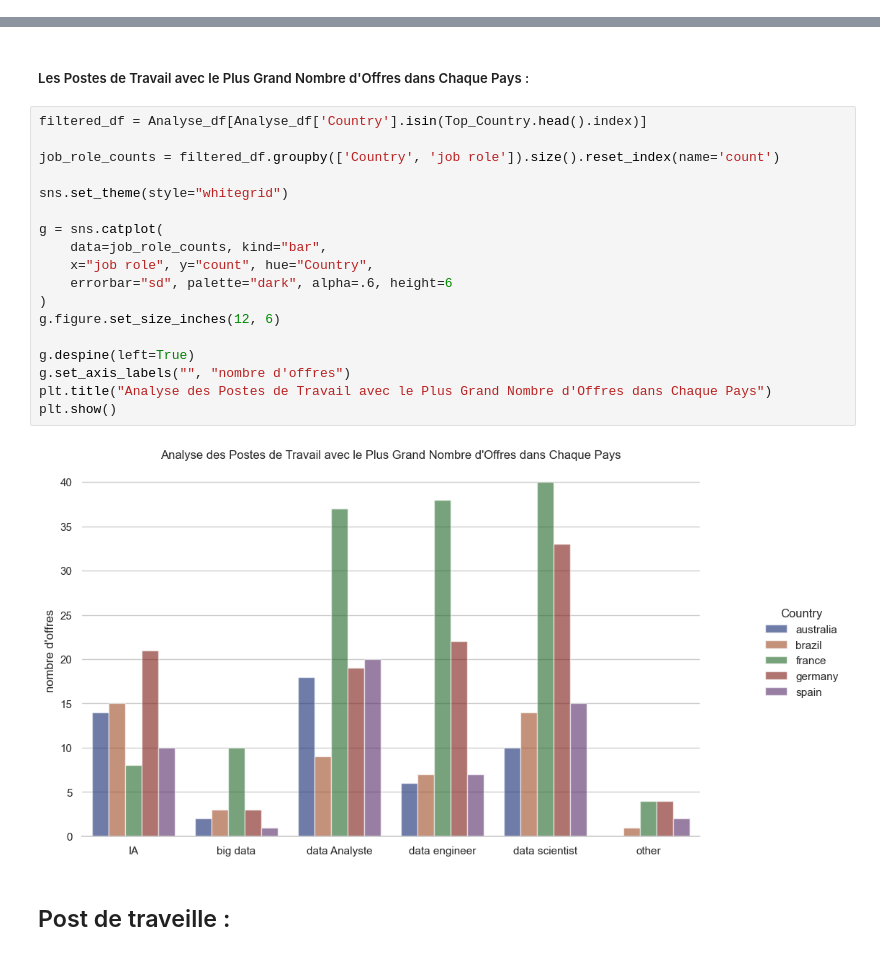
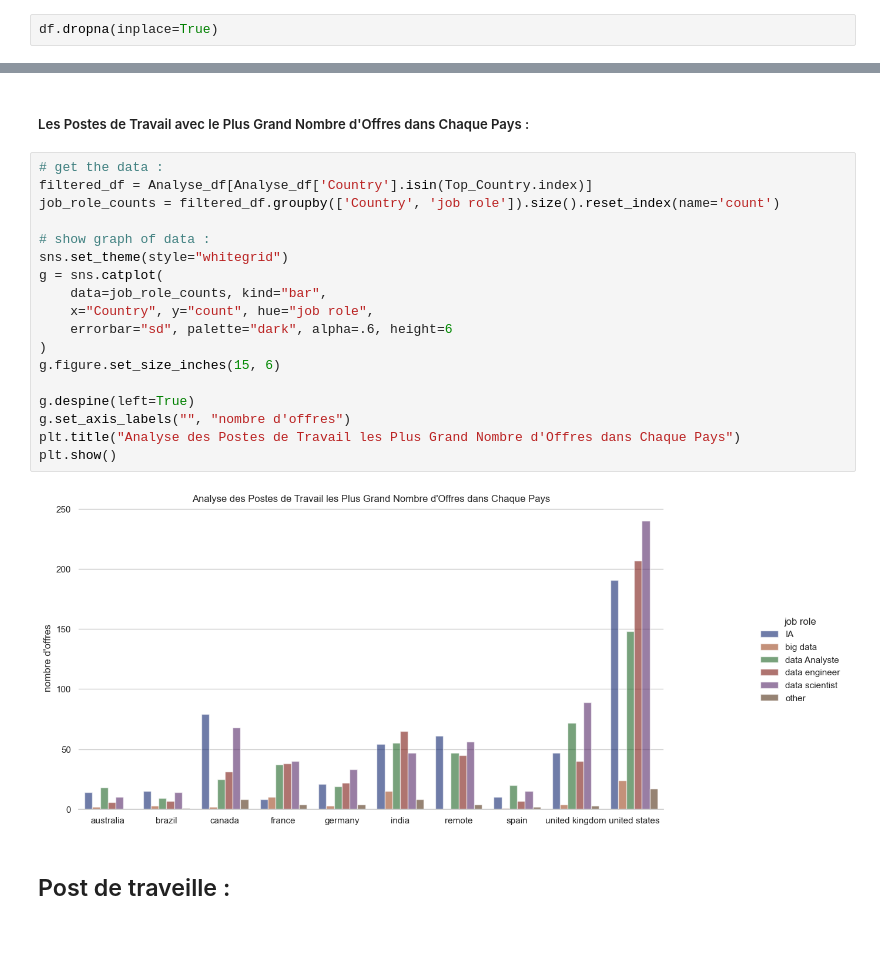
Before and after one commit to aminelfaquiri/Analyse_des_opportunites_demploi_Project, a Jupyter notebook: Analyse_des_opportunites_demploi.ipynb, the cells around one changed output, grey strips where cells are left out. Saved outputs shown, nothing was run; the diff lists cells and outputs as text.

Commit message:
finish analyse

```diff
--- a/Analyse_des_opportunites_demploi.ipynb
+++ b/Analyse_des_opportunites_demploi.ipynb
@@ -614,3 +610,5 @@ df.head(1)
+# %%
+df.dropna(inplace=True)
 # %% [markdown]
 # Analyse approfondie du marché du travail :
 # %%
@@ -698,25 +696,25 @@ plt.show()
 # %% [markdown]
 ##### Les Postes de Travail avec le Plus Grand Nombre d'Offres dans Chaque Pays :
 # %%
-filtered_df = Analyse_df[Analyse_df['Country'].isin(Top_Country.head().index)]
-
+# get the data :
+filtered_df = Analyse_df[Analyse_df['Country'].isin(Top_Country.index)]
 job_role_counts = filtered_df.groupby(['Country', 'job role']).size().reset_index(name='count')
 
+# show graph of data :
 sns.set_theme(style="whitegrid")
-
 g = sns.catplot(
     data=job_role_counts, kind="bar",
-    x="job role", y="count", hue="Country",
+    x="Country", y="count", hue="job role",
     errorbar="sd", palette="dark", alpha=.6, height=6
 )
-g.figure.set_size_inches(12, 6)
+g.figure.set_size_inches(15, 6)
 
 g.despine(left=True)
 g.set_axis_labels("", "nombre d'offres")
-plt.title("Analyse des Postes de Travail avec le Plus Grand Nombre d'Offres dans Chaque Pays")
+plt.title("Analyse des Postes de Travail les Plus Grand Nombre d'Offres dans Chaque Pays")
 plt.show()
 # %% [output]
-[figure, old version]
+[figure, new version]
 # %% [markdown]
 ## Post de traveille  :
 # %% [markdown]
```
Also changed, not shown: parts of 46 cells of this notebook.
